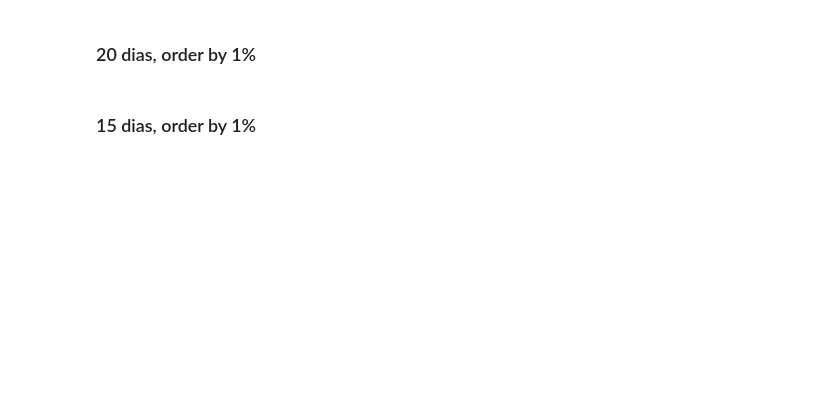
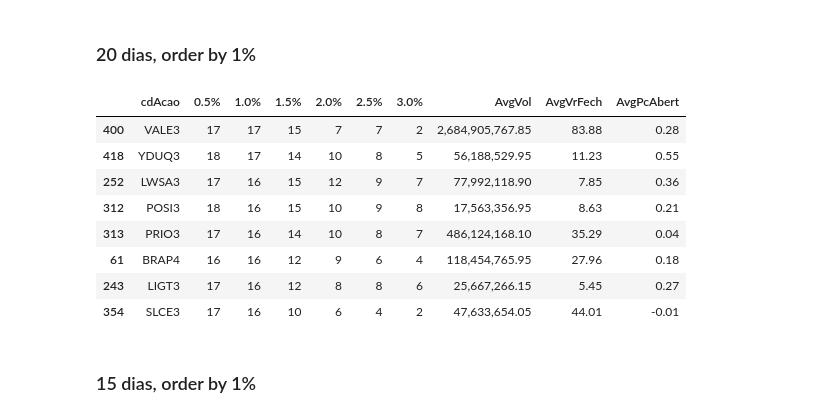
Before and after one commit to alexandre-esmeraldo/StockManager, a Jupyter notebook: StockManager_Processamento.ipynb, the cells around one changed output. Saved outputs shown, nothing was run; the diff lists cells and outputs as text; code cells hidden in the pictures; blank space fills up the shorter version.

```diff
--- a/StockManager_Processamento.ipynb
+++ b/StockManager_Processamento.ipynb
@@ -30,7 +62,17 @@ montaTabela(montaDfPeriodos(df, 25), 6000000, '1.0%', 21, 5)
 # %% [markdown]
 ### 20 dias, order by 1%
 # %%
-montaTabela(montaDfPeriodos(df, 20), 6000000, '1.0%', 17, 5)
+montaTabela(montaDfPeriodos(df, 20), 6000000, '1.0%', 16, 5)
+# %% [output]
+|  | cdAcao | 0.5% | 1.0% | 1.5% | 2.0% | 2.5% | 3.0% | AvgVol | AvgVrFech | AvgPcAbert |
+| 400 | VALE3 | 17 | 17 | 15 | 7 | 7 | 2 | 2,684,905,767.85 | 83.88 | 0.28 |
+| 418 | YDUQ3 | 18 | 17 | 14 | 10 | 8 | 5 | 56,188,529.95 | 11.23 | 0.55 |
+| 252 | LWSA3 | 17 | 16 | 15 | 12 | 9 | 7 | 77,992,118.90 | 7.85 | 0.36 |
+| 312 | POSI3 | 18 | 16 | 15 | 10 | 9 | 8 | 17,563,356.95 | 8.63 | 0.21 |
+| 313 | PRIO3 | 17 | 16 | 14 | 10 | 8 | 7 | 486,124,168.10 | 35.29 | 0.04 |
+| 61 | BRAP4 | 16 | 16 | 12 | 9 | 6 | 4 | 118,454,765.95 | 27.96 | 0.18 |
+| 243 | LIGT3 | 17 | 16 | 12 | 8 | 8 | 6 | 25,667,266.15 | 5.45 | 0.27 |
+| 354 | SLCE3 | 17 | 16 | 10 | 6 | 4 | 2 | 47,633,654.05 | 44.01 | -0.01 |
 # %% [markdown]
 ### 15 dias, order by 1%
 # %%
```
Also changed, not shown: parts of 23 cells of this notebook.
